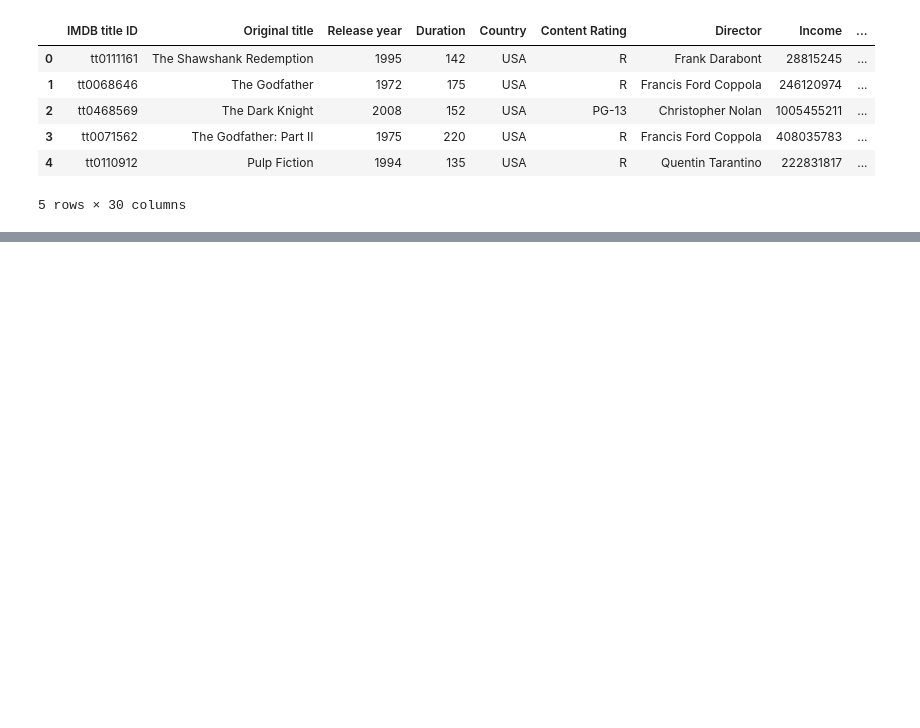
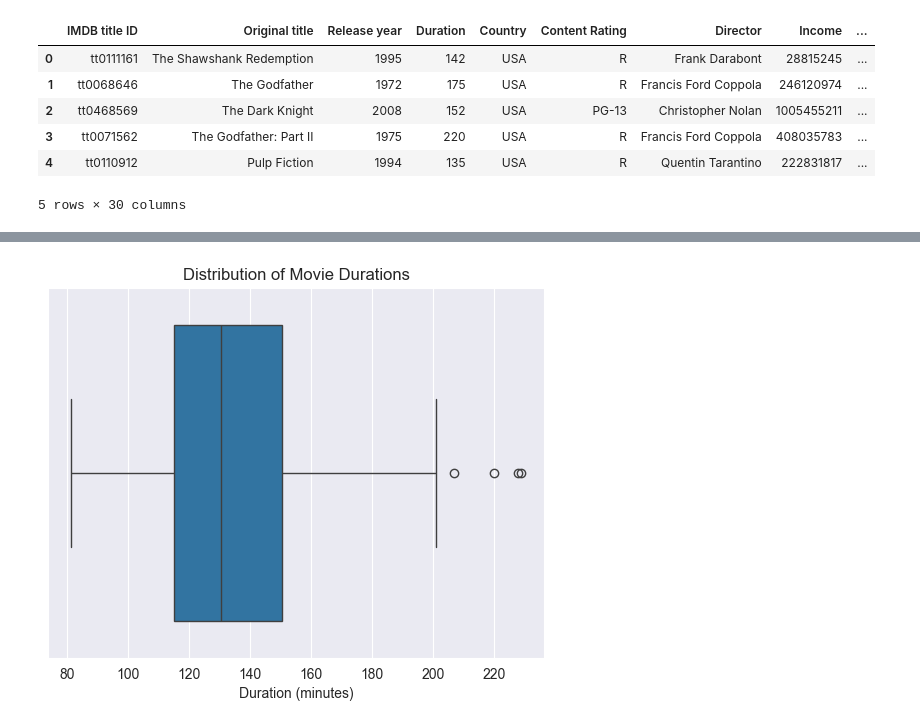
Before and after one commit to magdalena-ivanova-ds/EDA-Projects, a Jupyter notebook: food_sales/movies.ipynb, the cells around one changed output, grey strips where cells are left out. Saved outputs shown, nothing was run; the diff lists cells and outputs as text; code cells hidden in the pictures; blank space fills up the shorter version.

```diff
--- a/food_sales/movies.ipynb
+++ b/food_sales/movies.ipynb
@@ -357,0 +413,7 @@ movies.head()
+# %%
+sns.boxplot(x=movies['Duration'])
+plt.title('Distribution of Movie Durations')
+plt.xlabel('Duration (minutes)')
+plt.show()
+# %% [output]
+[figure, added]
```
Also changed, not shown: parts of 8 cells of this notebook.
